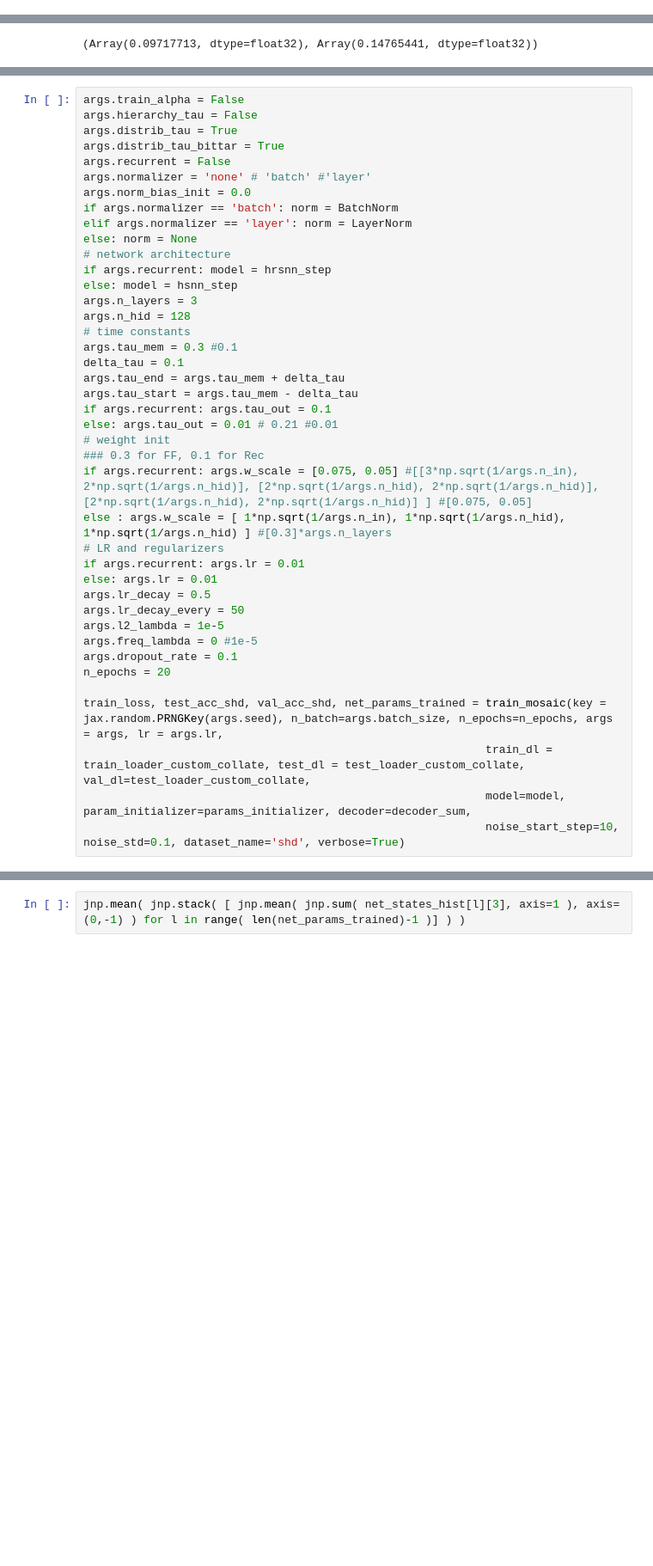
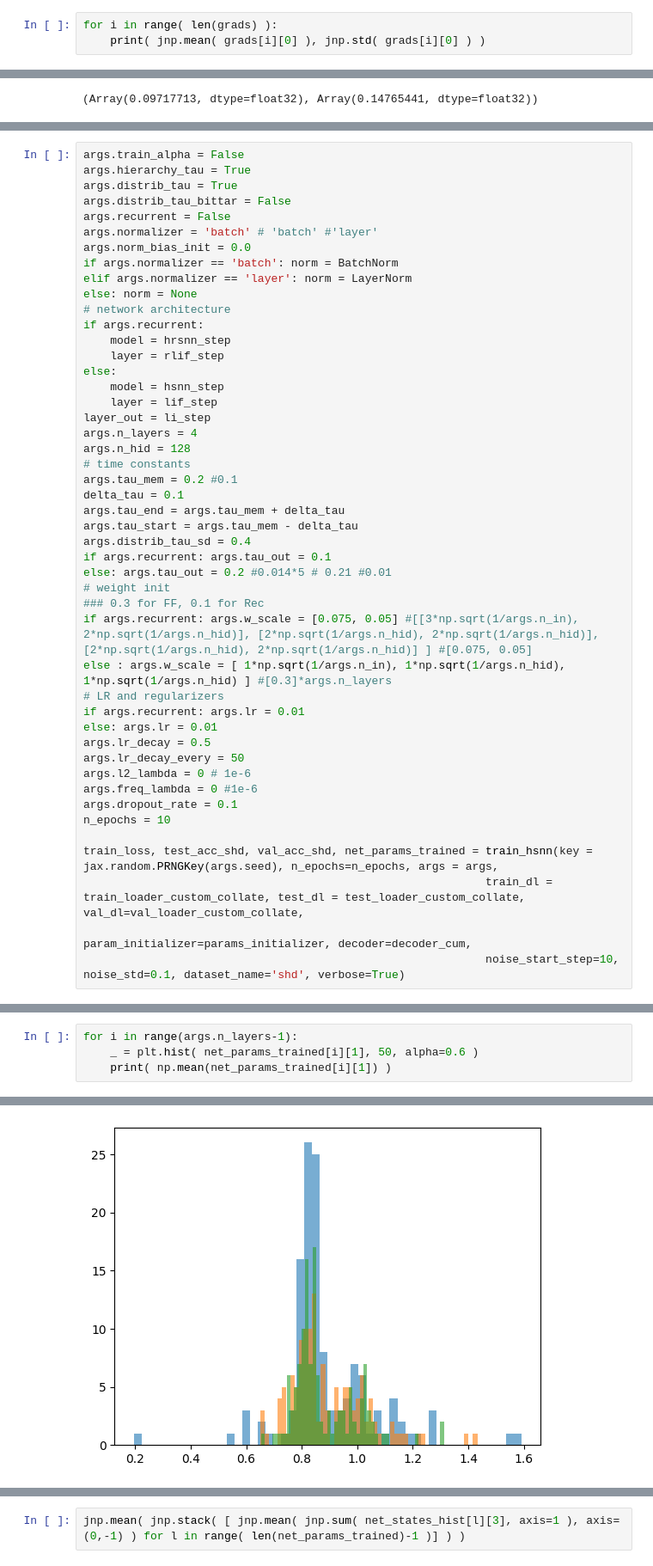
Before and after one commit to EIS-Hub/hSNN, a Jupyter notebook: snn_hierarchy_shd.ipynb, the cells around one changed output, grey strips where cells are left out. Shown: that part at 86% size. Drawn from its saved outputs; the diff is of its cells as text; blank space fills up the shorter version.

Commit message:
FM: hsnn model and training loop modified

```diff
--- a/snn_hierarchy_shd.ipynb
+++ b/snn_hierarchy_shd.ipynb
@@ -853,0 +532,3 @@ Input shape: train (128, 100, 700) - test (128, 100, 700)
+# %%
+for i in range( len(grads) ):
+    print( jnp.mean( grads[i][0] ), jnp.std( grads[i][0] ) )
@@ -1026,27 +713,33 @@ def train_mosaic(key, n_batch, n_epochs, args,
     return train_loss, test_acc, val_acc, net_params_best
 # %%
 args.train_alpha = False
-args.hierarchy_tau = False
+args.hierarchy_tau = True
 args.distrib_tau = True
-args.distrib_tau_bittar = True
+args.distrib_tau_bittar = False
 args.recurrent = False
-args.normalizer = 'none' # 'batch' #'layer'
+args.normalizer = 'batch' # 'batch' #'layer'
 args.norm_bias_init = 0.0
 if args.normalizer == 'batch': norm = BatchNorm
 elif args.normalizer == 'layer': norm = LayerNorm
 else: norm = None
 # network architecture
-if args.recurrent: model = hrsnn_step
-else: model = hsnn_step
-args.n_layers = 3
+if args.recurrent:
+    model = hrsnn_step
+    layer = rlif_step
+else:
+    model = hsnn_step
+    layer = lif_step
+layer_out = li_step
+args.n_layers = 4
 args.n_hid = 128
 # time constants
-args.tau_mem = 0.3 #0.1
+args.tau_mem = 0.2 #0.1
 delta_tau = 0.1
 args.tau_end = args.tau_mem + delta_tau
 args.tau_start = args.tau_mem - delta_tau
+args.distrib_tau_sd = 0.4
 if args.recurrent: args.tau_out = 0.1
-else: args.tau_out = 0.01 # 0.21 #0.01
+else: args.tau_out = 0.2 #0.014*5 # 0.21 #0.01
 # weight init
 ### 0.3 for FF, 0.1 for Rec
 if args.recurrent: args.w_scale = [0.075, 0.05] #[[3*np.sqrt(1/args.n_in), 2*np.sqrt(1/args.n_hid)], [2*np.sqrt(1/args.n_hid), 2*np.sqrt(1/args.n_hid)], [2*np.sqrt(1/args.n_hid), 2*np.sqrt(1/args.n_hid)] ] #[0.075, 0.05]
@@ -1056,13 +749,13 @@ if args.recurrent: args.lr = 0.01
 else: args.lr = 0.01
 args.lr_decay = 0.5
 args.lr_decay_every = 50
-args.l2_lambda = 1e-5
-args.freq_lambda = 0 #1e-5
+args.l2_lambda = 0 # 1e-6
+args.freq_lambda = 0 #1e-6
 args.dropout_rate = 0.1
-n_epochs = 20
+n_epochs = 10
 
-train_loss, test_acc_shd, val_acc_shd, net_params_trained = train_mosaic(key = jax.random.PRNGKey(args.seed), n_batch=args.batch_size, n_epochs=n_epochs, args = args, lr = args.lr,
-                                                            train_dl = train_loader_custom_collate, test_dl = test_loader_custom_collate, val_dl=test_loader_custom_collate,
-                                                            model=model, param_initializer=params_initializer, decoder=decoder_sum,
+train_loss, test_acc_shd, val_acc_shd, net_params_trained = train_hsnn(key = jax.random.PRNGKey(args.seed), n_epochs=n_epochs, args = args,
+                                                            train_dl = train_loader_custom_collate, test_dl = test_loader_custom_collate, val_dl=val_loader_custom_collate,
+                                                            param_initializer=params_initializer, decoder=decoder_cum,
                                                             noise_start_step=10, noise_std=0.1, dataset_name='shd', verbose=True)
 # %% [output]
@@ -1085,0 +774,5 @@ Test Accuracy: 67.36
+# %%
+for i in range(args.n_layers-1):
+    _ = plt.hist( net_params_trained[i][1], 50, alpha=0.6 )
+    print( np.mean(net_params_trained[i][1]) )
+# %% [output]
@@ -1085,0 +782 @@ Test Accuracy: 67.36
+[figure, added]
```
Also changed, not shown: parts of 41 cells of this notebook, 5 other files.
